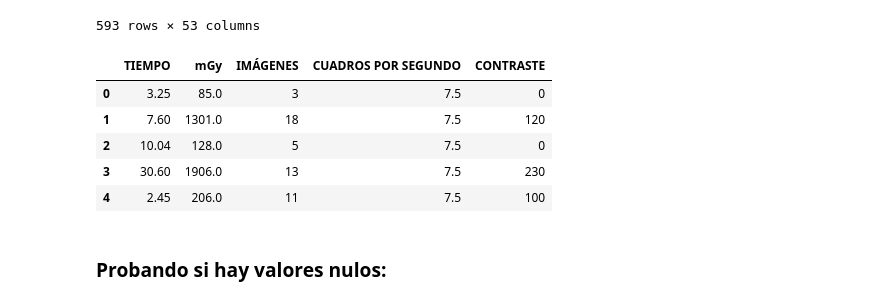
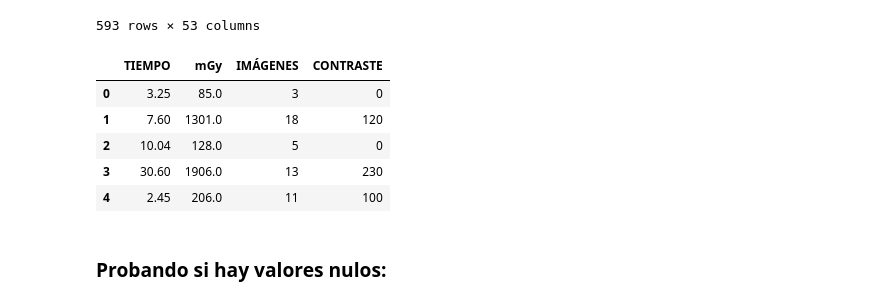
Before and after one commit to igomezv/cardio_dosis, a Jupyter notebook: clustering.ipynb, the cells around one changed output. Cells and saved outputs as stored; diff of their text form; code cells hidden in the pictures.

```diff
--- a/clustering.ipynb
+++ b/clustering.ipynb
@@ -80,21 +82,21 @@ originaldf
 # %%
 #data = pd.read_csv(file, usecols={'EDAD','PESO', 'GENERO','TALLA', 'TIEMPO','mGy','pGym','IMÁGENES','CUADROS POR SEGUNDO','PULSOS POR SEGUNDO', 'CONTRASTE'})
 #df = pd.read_csv(file,
 #                   usecols={'EDAD','PESO', 'TALLA',
 #                            'TIEMPO','mGy','pGym', 'IMÁGENES'})
 #df = pd.read_csv(file,
 #                 usecols={'TIEMPO','mGy',
 #                                  'IMÁGENES', 'CUADROS POR SEGUNDO', 'CONTRASTE'})
 df = originaldf.loc[:,['TIEMPO','mGy',\
-                                  'IMÁGENES', 'CUADROS POR SEGUNDO', 'CONTRASTE']]
+                                  'IMÁGENES', 'CONTRASTE']]
 df.head()
 # %% [output]
-|  | TIEMPO | mGy | IMÁGENES | CUADROS POR SEGUNDO | CONTRASTE |
-| 0 | 3.25 | 85.0 | 3 | 7.5 | 0 |
-| 1 | 7.60 | 1301.0 | 18 | 7.5 | 120 |
-| 2 | 10.04 | 128.0 | 5 | 7.5 | 0 |
-| 3 | 30.60 | 1906.0 | 13 | 7.5 | 230 |
-| 4 | 2.45 | 206.0 | 11 | 7.5 | 100 |
+|  | TIEMPO | mGy | IMÁGENES | CONTRASTE |
+| 0 | 3.25 | 85.0 | 3 | 0 |
+| 1 | 7.60 | 1301.0 | 18 | 120 |
+| 2 | 10.04 | 128.0 | 5 | 0 |
+| 3 | 30.60 | 1906.0 | 13 | 230 |
+| 4 | 2.45 | 206.0 | 11 | 100 |
 # %% [markdown]
 ### Probando si hay valores nulos:
 # %%
```
Also changed, not shown: parts of 4 cells of this notebook, 5 other files.
